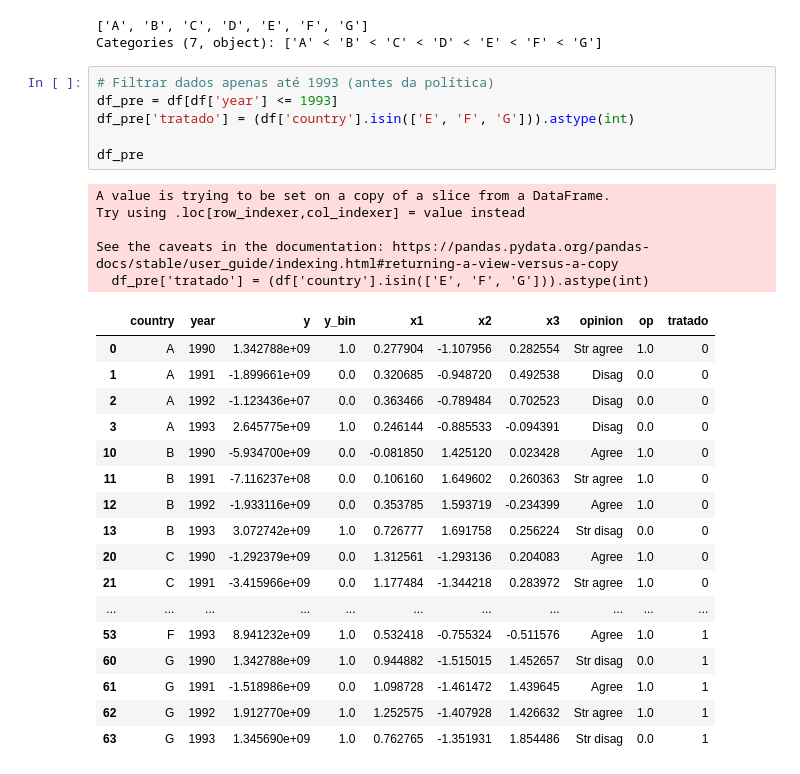
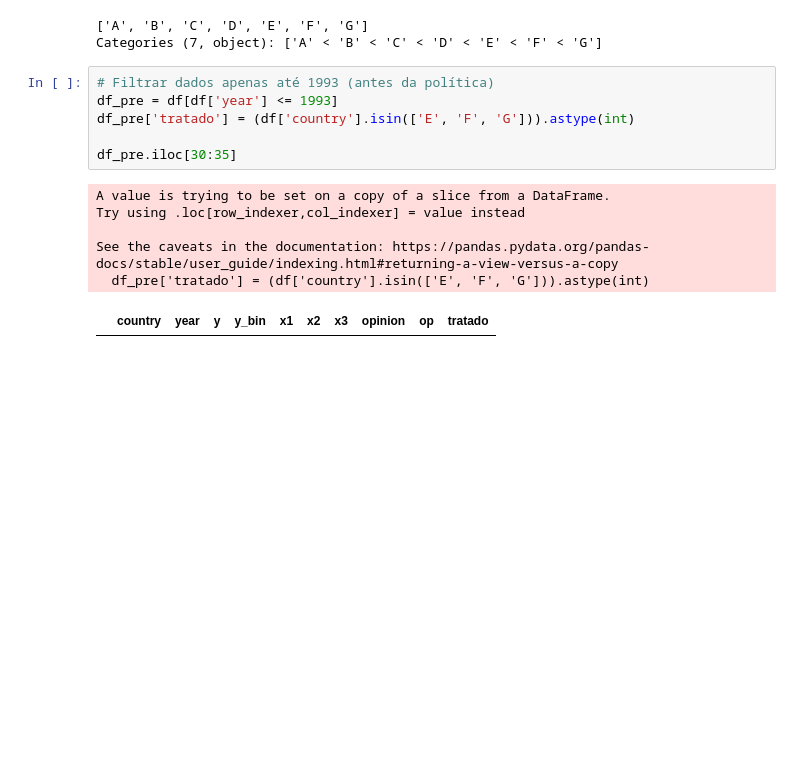
Before and after one commit to paraizovinicius/Inferencia_Estatistica, a Jupyter notebook: Trabalho_3/T3.ipynb, the cells around one changed output. Drawn from its saved outputs; the diff is of its cells as text; blank space fills up the shorter version.

```diff
--- a/Trabalho_3/T3.ipynb
+++ b/Trabalho_3/T3.ipynb
@@ -580,32 +580,16 @@ Categories (7, object): ['A' < 'B' < 'C' < 'D' < 'E' < 'F' < 'G']
 # %%
 # Filtrar dados apenas até 1993 (antes da política)
 df_pre = df[df['year'] <= 1993]
 df_pre['tratado'] = (df['country'].isin(['E', 'F', 'G'])).astype(int)
 
-df_pre
+df_pre.iloc[30:35]
 # %% [output]
 A value is trying to be set on a copy of a slice from a DataFrame.
 Try using .loc[row_indexer,col_indexer] = value instead
 
 See the caveats in the documentation: https://pandas.pydata.org/pandas-docs/stable/user_guide/indexing.html#returning-a-view-versus-a-copy
   df_pre['tratado'] = (df['country'].isin(['E', 'F', 'G'])).astype(int)
 |  | country | year | y | y_bin | x1 | x2 | x3 | opinion | op | tratado |
-| 0 | A | 1990 | 1.342788e+09 | 1.0 | 0.277904 | -1.107956 | 0.282554 | Str agree | 1.0 | 0 |
-| 1 | A | 1991 | -1.899661e+09 | 0.0 | 0.320685 | -0.948720 | 0.492538 | Disag | 0.0 | 0 |
-| 2 | A | 1992 | -1.123436e+07 | 0.0 | 0.363466 | -0.789484 | 0.702523 | Disag | 0.0 | 0 |
-| 3 | A | 1993 | 2.645775e+09 | 1.0 | 0.246144 | -0.885533 | -0.094391 | Disag | 0.0 | 0 |
-| 10 | B | 1990 | -5.934700e+09 | 0.0 | -0.081850 | 1.425120 | 0.023428 | Agree | 1.0 | 0 |
-| 11 | B | 1991 | -7.116237e+08 | 0.0 | 0.106160 | 1.649602 | 0.260363 | Str agree | 1.0 | 0 |
-| 12 | B | 1992 | -1.933116e+09 | 0.0 | 0.353785 | 1.593719 | -0.234399 | Agree | 1.0 | 0 |
-| 13 | B | 1993 | 3.072742e+09 | 1.0 | 0.726777 | 1.691758 | 0.256224 | Str disag | 0.0 | 0 |
-| 20 | C | 1990 | -1.292379e+09 | 0.0 | 1.312561 | -1.293136 | 0.204083 | Agree | 1.0 | 0 |
-| 21 | C | 1991 | -3.415966e+09 | 0.0 | 1.177484 | -1.344218 | 0.283972 | Str agree | 1.0 | 0 |
-| ... | ... | ... | ... | ... | ... | ... | ... | ... | ... | ... |
-| 53 | F | 1993 | 8.941232e+09 | 1.0 | 0.532418 | -0.755324 | -0.511576 | Agree | 1.0 | 1 |
-| 60 | G | 1990 | 1.342788e+09 | 1.0 | 0.944882 | -1.515015 | 1.452657 | Str disag | 0.0 | 1 |
-| 61 | G | 1991 | -1.518986e+09 | 0.0 | 1.098728 | -1.461472 | 1.439645 | Agree | 1.0 | 1 |
-| 62 | G | 1992 | 1.912770e+09 | 1.0 | 1.252575 | -1.407928 | 1.426632 | Str agree | 1.0 | 1 |
-| 63 | G | 1993 | 1.345690e+09 | 1.0 | 0.762765 | -1.351931 | 1.854486 | Str disag | 0.0 | 1 |
 # %%
 import matplotlib.pyplot as plt
 
```
Also changed, not shown: parts of 23 cells of this notebook.
